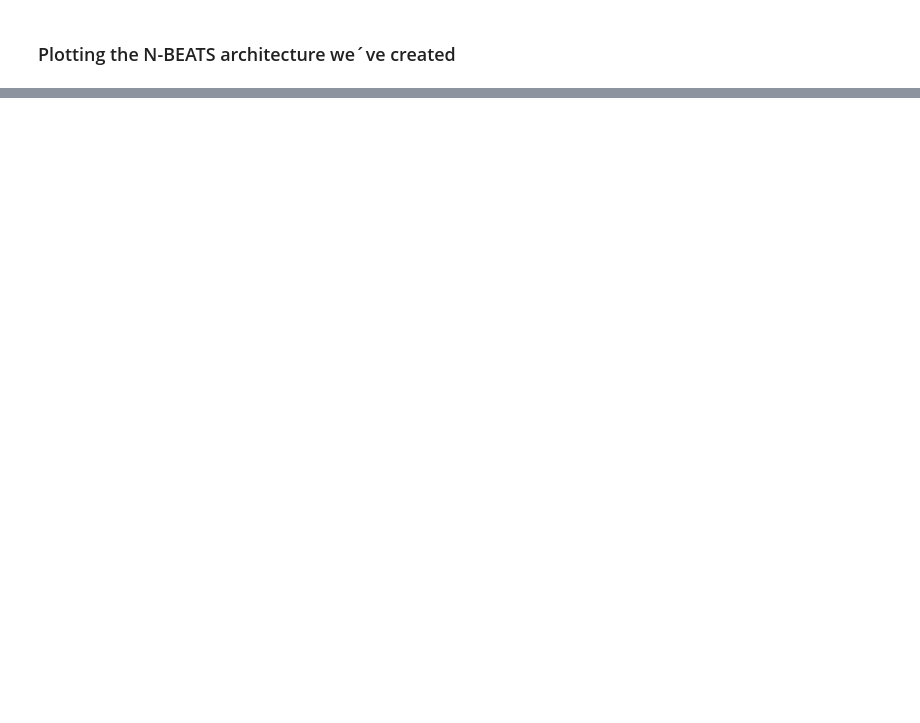
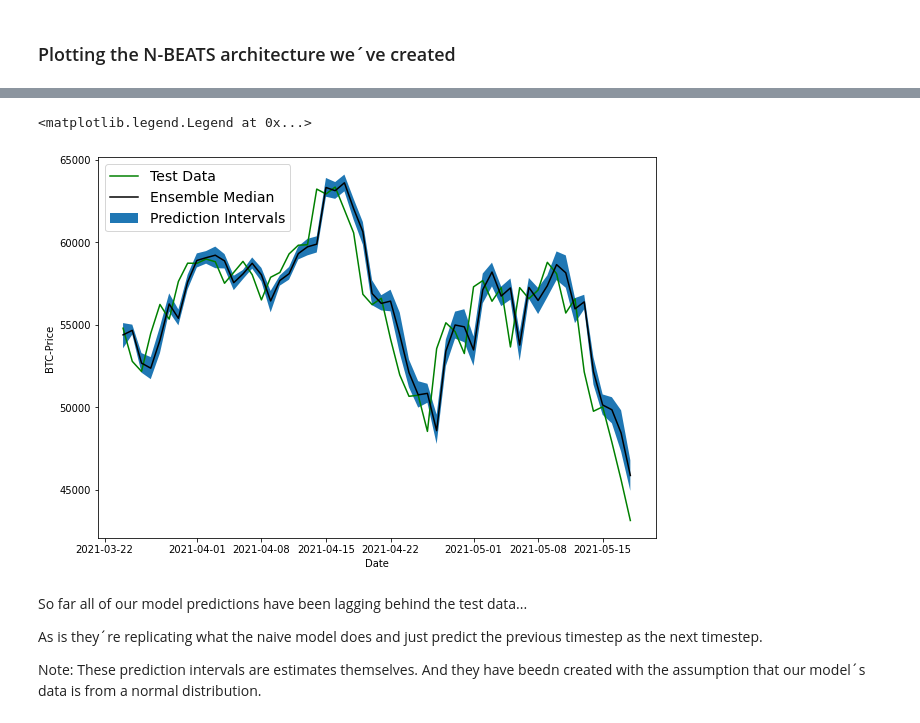
Before and after one commit to schauppi/Udemy_TensorFlow_Developer, a Jupyter notebook: Abschnit_10_Time_series_fundamentals_in_TensorFlow/10_time_series_forecasting_with_tensorflow.ipynb, the cells around one changed output, grey strips where cells are left out. Saved outputs shown, nothing was run; the diff lists cells and outputs as text; code cells hidden in the pictures; blank space fills up the shorter version.

```diff
--- a/Abschnit_10_Time_series_fundamentals_in_TensorFlow/10_time_series_forecasting_with_tensorflow.ipynb
+++ b/Abschnit_10_Time_series_fundamentals_in_TensorFlow/10_time_series_forecasting_with_tensorflow.ipynb
@@ -1543,0 +1642,14 @@ plot_model(model_7)
+# %%
+# Create a function which uses a list of trained models to make and return a list of predictions
+def make_ensemble_preds(ensemble_models, data):
+  ensemble_preds = []
+  for model in ensemble_models:
+    preds = model.predict(data)
+    ensemble_preds.append(preds)
+
+  return tf.constant(tf.squeeze(ensemble_preds))
+# %%
+# Create a list of ensemble predictions
+%%time
+ensemble_preds = make_ensemble_preds(ensemble_models, test_dataset)
+ensemble_preds
@@ -1543,0 +1702,40 @@ plot_model(model_7)
+# %%
+# Find upper and lower bounds of ensemble predictions
+def get_upper_lower(preds): # 1. Take the predictions from a number of randomly initialized models
+
+  # 2. Measure the standard deviation of the predictions
+  std = tf.math.reduce_std(preds, axis=0)
+
+  # 3. Multiply the standard deviation by 1.96
+  interval = 1.96 * std
+
+  # 4. Get the prediction interval upper and lower bounds
+  preds_mean = tf.reduce_mean(preds, axis=0)
+  lower, upper = preds_mean - interval, preds_mean + interval
+
+  return lower, upper
+# %%
+# Get the upper and lower bounds of the 95% prediction interval
+lower, upper = get_upper_lower(ensemble_preds)
+# %%
+# Get the median/mean values of our ensemble preds
+ensemble_median = np.median(ensemble_preds, axis=0)
+
+# Plot the median of our ensemble preds along with the prediction intervals (where the prediction fall in)
+offset = 500
+plt.figure(figsize=(10,7))
+plt.plot(x_test.index[offset:], y_test[offset:], "g", label="Test Data")
+plt.plot(x_test.index[offset:], ensemble_median[offset:], "k-", label="Ensemble Median")
+plt.xlabel("Date")
+plt.ylabel("BTC-Price")
+plt.fill_between(x_test.index[offset:], (lower)[offset:], (upper)[offset:], label="Prediction Intervals")
+plt.legend(loc="upper left", fontsize=14)
+# %% [output]
+<matplotlib.legend.Legend at 0x...>
+[figure, added]
+# %% [markdown]
+So far all of our model predictions have been lagging behind the test data...
+
+As is they´re replicating what the naive model does and just predict the previous timestep as the next timestep.
+
+Note: These prediction intervals are estimates themselves. And they have beedn created with the assumption that our model´s data is from a normal distribution.
```
Also changed, not shown: parts of 93 cells of this notebook.
